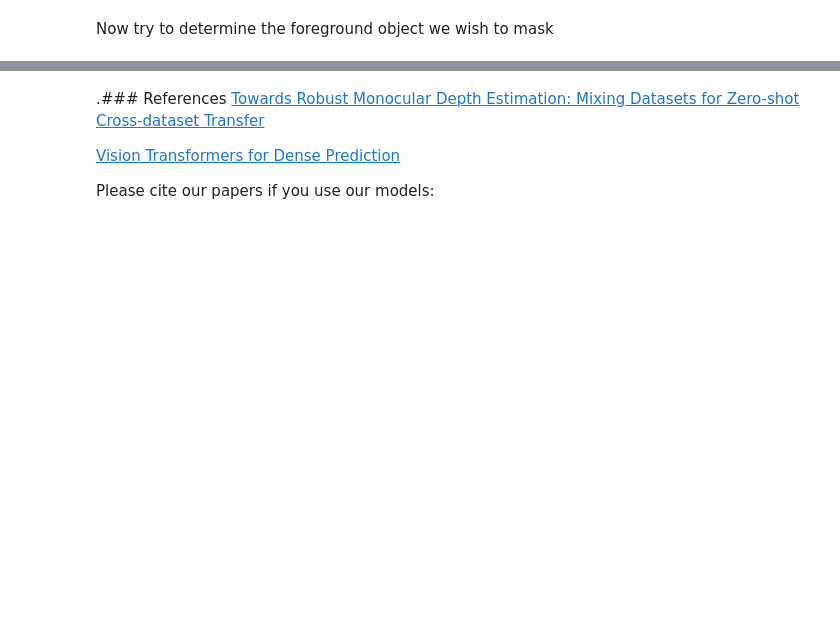
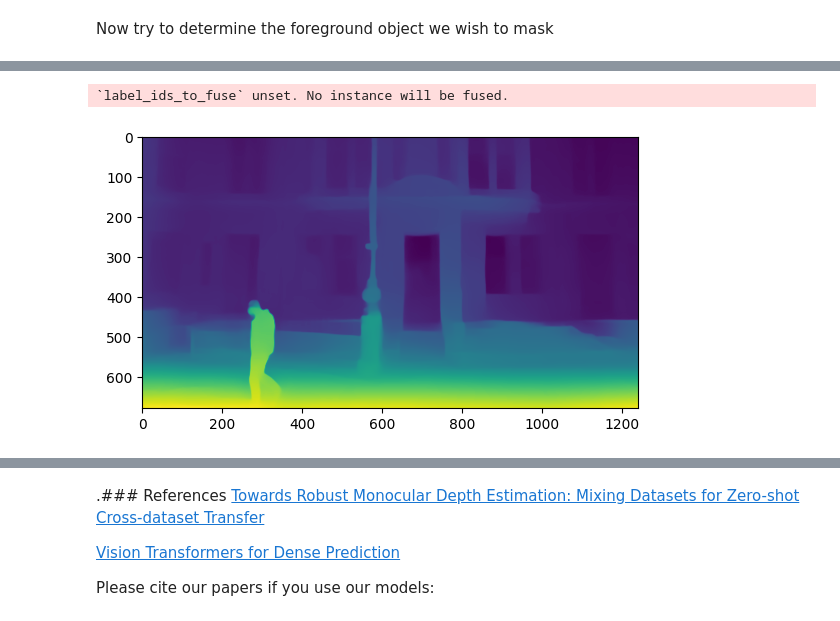
Before and after one commit to JoeL-8883/l4project, a Jupyter notebook: intelisl_midas_v2.ipynb, the cells around one changed output, grey strips where cells are left out. Saved outputs shown, nothing was run; the diff lists cells and outputs as text; code cells hidden in the pictures; blank space fills up the shorter version.

```diff
--- a/intelisl_midas_v2.ipynb
+++ b/intelisl_midas_v2.ipynb
@@ -123,0 +117,7 @@ plt.imshow(mask)
+# %%
+!pip install transformers
+from transformers import AutoImageProcessor, Mask2FormerForUniversalSegmentation
+from matplotlib import cm
+
+processor = AutoImageProcessor.from_pretrained("facebook/mask2former-swin-base-coco-panoptic")
+model = Mask2FormerForUniversalSegmentation.from_pretrained("facebook/mask2former-swin-base-coco-panoptic")
@@ -123,0 +142,15 @@ plt.imshow(mask)
+# %%
+output_reshape = np.dstack((output, output, output)) # Convert to image with 3 dimensions
+output_reshape = (output_reshape-np.min(output_reshape))/(np.max(output_reshape)-np.min(output_reshape))
+
+image = Image.open(url)
+
+inputs = processor(image, return_tensors='pt')
+
+with torch.no_grad():
+  outputs = model(**inputs)
+
+prediction = processor.post_process_panoptic_segmentation(outputs, target_sizes=[image.size[::-1]])[0]
+# %% [output]
+`label_ids_to_fuse` unset. No instance will be fused.
+[figure, added]
```
Also changed, not shown: parts of 18 cells of this notebook.
